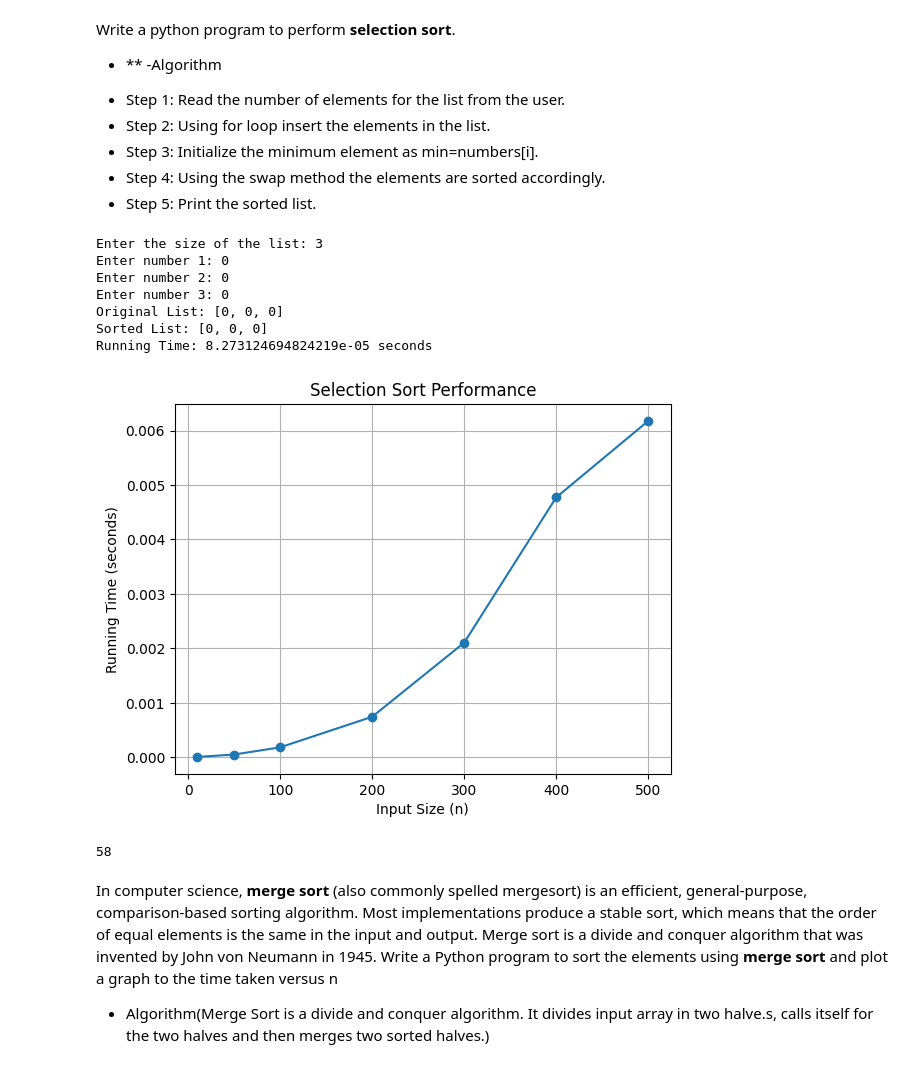
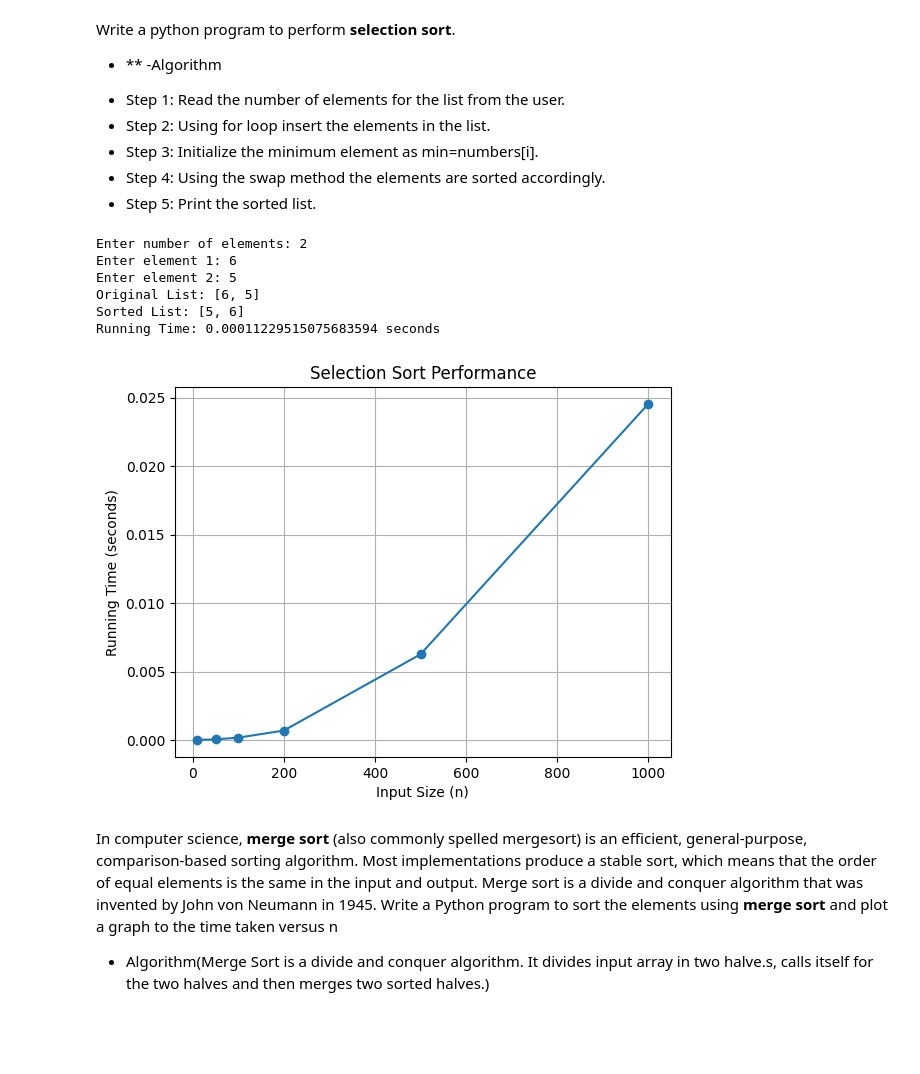
Before and after one commit to gopalasthana24/aps-gopal, a Jupyter notebook: Lab_5.ipynb, the cells around one changed output. Saved outputs shown, nothing was run; the diff lists cells and outputs as text; code cells hidden in the pictures; blank space fills up the shorter version.

```diff
--- a/Lab_5.ipynb
+++ b/Lab_5.ipynb
@@ -17,59 +17,64 @@ Write a python program to perform **selection sort**.
 import time
 import matplotlib.pyplot as plt
 
+# Selection Sort Implementation
 def selection_sort(arr):
     n = len(arr)
     for i in range(n):
-        min_idx = i
+        min_index = i
         for j in range(i+1, n):
-            if arr[j] < arr[min_idx]:
-                min_idx = j
-
-        arr[i], arr[min_idx] = arr[min_idx], arr[i]
+            if arr[j] < arr[min_index]:
+                min_index = j
+        # Swap
+        arr[i], arr[min_index] = arr[min_index], arr[i]
     return arr
 
-num = int(input("Enter the size of the list: "))
+
+# Step 1: Read number of elements
+n = int(input("Enter number of elements: "))
+
+# Step 2: Insert elements into list
 numbers = []
-for i in range(num):
-    n = int(input(f"Enter number {i+1}: "))
-    numbers.append(n)
+for i in range(n):
+    num = int(input(f"Enter element {i+1}: "))
+    numbers.append(num)
 
 print("Original List:", numbers)
 
-
+# Step 3: Measure running time
 start_time = time.time()
 sorted_list = selection_sort(numbers)
 end_time = time.time()
 
 print("Sorted List:", sorted_list)
 print("Running Time:", end_time - start_time, "seconds")
 
-sizes = [10, 50, 100, 200, 300, 400, 500]
+
+# Step 4: Plot graph of running time vs input size
+sizes = [10, 50, 100, 200, 500, 1000]
 times = []
 
 for size in sizes:
-    test_list = list(range(size, 0, -1))
+    test_list = list(range(size, 0, -1))  # Worst-case input
     start = time.time()
     selection_sort(test_list)
     end = time.time()
     times.append(end - start)
 
 plt.plot(sizes, times, marker='o')
 plt.xlabel("Input Size (n)")
 plt.ylabel("Running Time (seconds)")
 plt.title("Selection Sort Performance")
 plt.grid(True)
 plt.show()
 # %% [output]
-Enter the size of the list: 3
-Enter number 1: 0
-Enter number 2: 0
-Enter number 3: 0
-Original List: [0, 0, 0]
-Sorted List: [0, 0, 0]
-Running Time: 8.273124694824219e-05 seconds
+Enter number of elements: 2
+Enter element 1: 6
+Enter element 2: 5
+Original List: [6, 5]
+Sorted List: [5, 6]
+Running Time: 0.00011229515075683594 seconds
-[figure, old version]
+[figure, new version]
-58
 # %% [markdown]
 In computer science, **merge sort** (also commonly spelled mergesort) is an efficient, general-purpose, comparison-based sorting algorithm. Most implementations produce a stable sort, which means that the order of equal elements is the same in the input and output. Merge sort is a divide and conquer algorithm that was invented by John von Neumann in 1945.
 Write a Python program to sort the elements using **merge sort** and plot a graph to the time taken versus n
```
Also changed, not shown: parts of 7 cells of this notebook.
